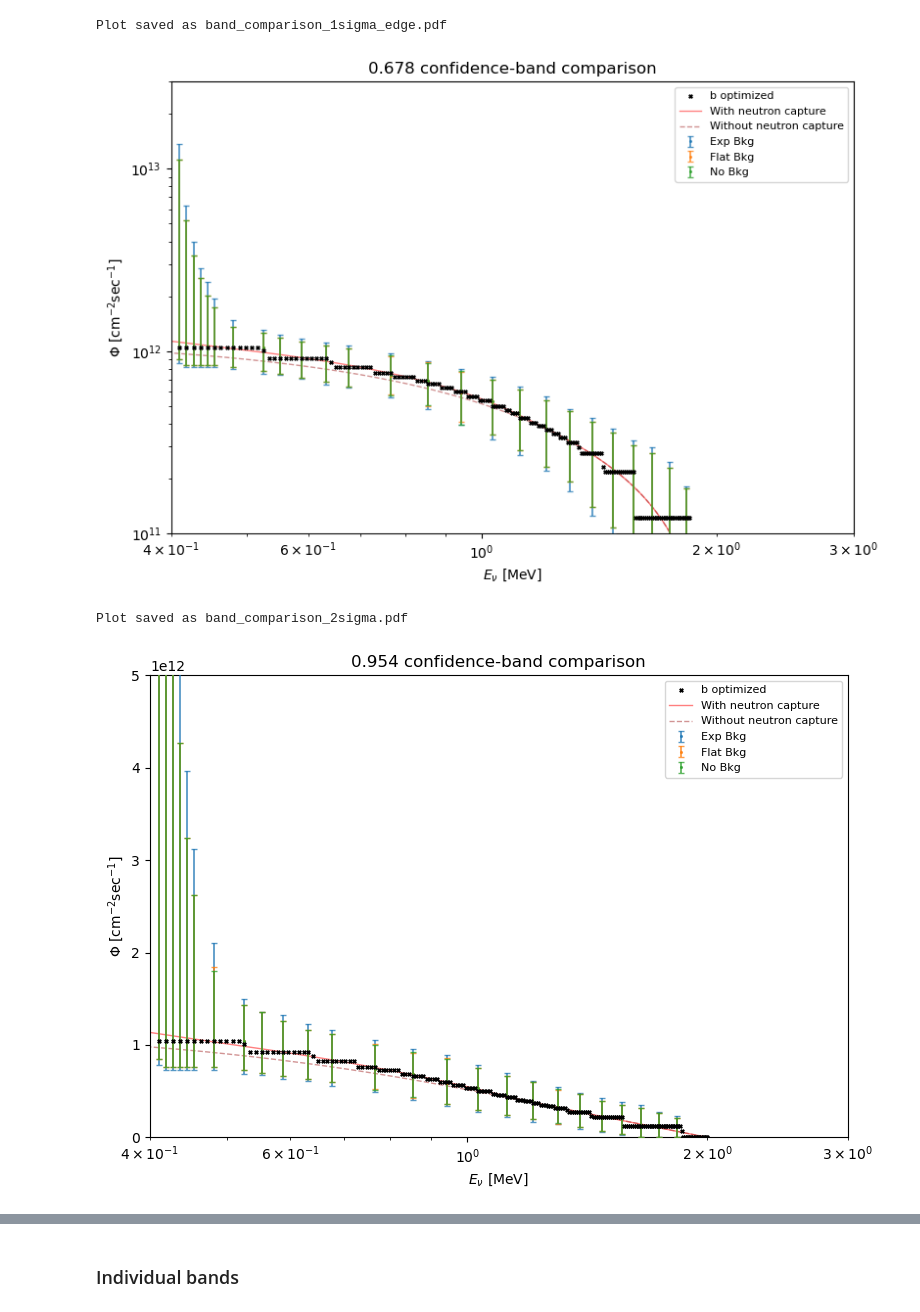
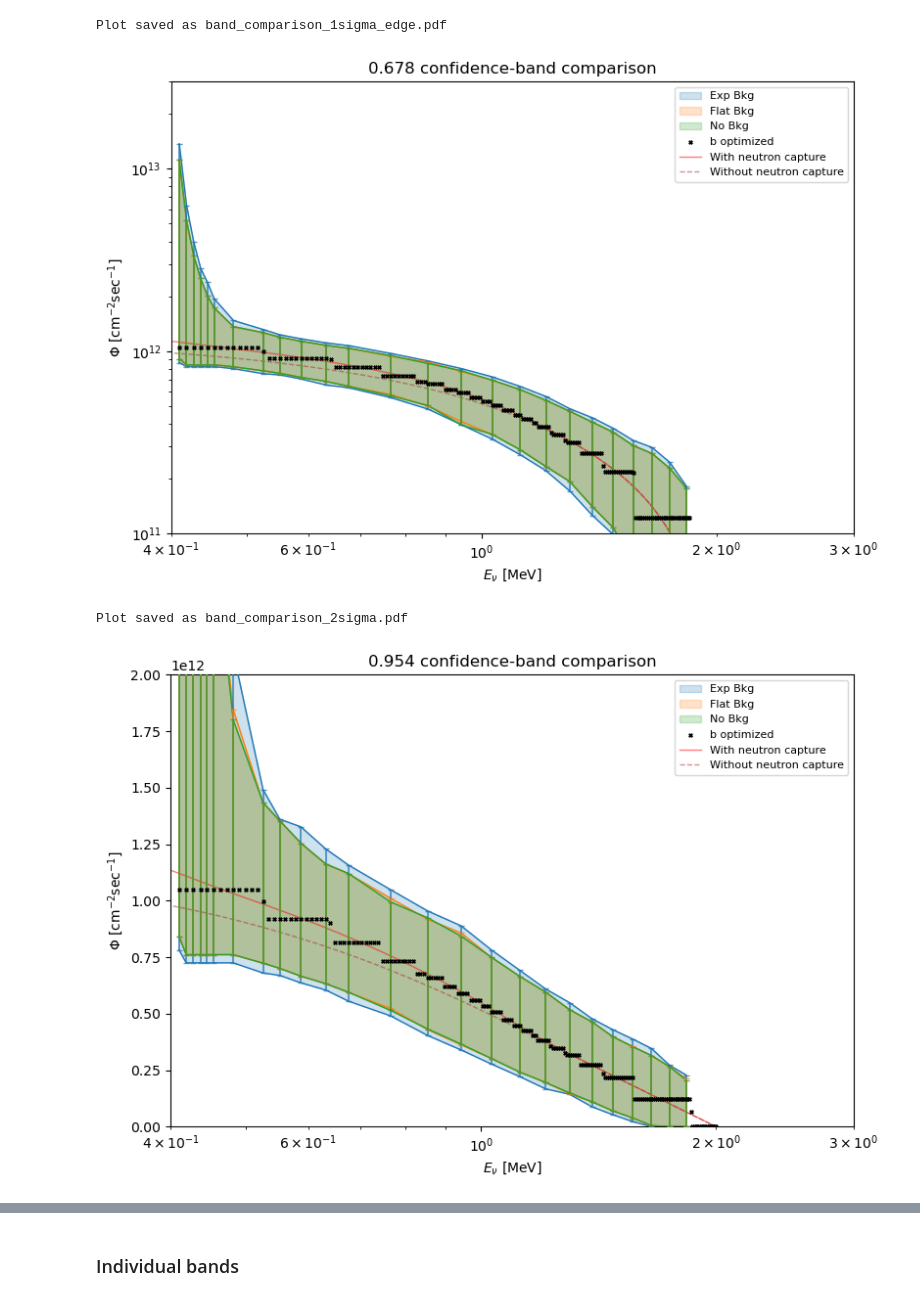
Before and after one commit to kyphys-creator/neutrinoAnalysis, a Jupyter notebook: 5eV/comparison_T3.ipynb, the cells around one changed output, grey strips where cells are left out. Saved outputs shown, nothing was run; the diff lists cells and outputs as text; code cells hidden in the pictures.

Commit message:
Regenerate plots/notebooks with filled-band style and fmt='none'
Co-Authored-By: Claude Opus 4.7 <noreply@anthropic.com>

```diff
--- a/5eV/comparison_T3.ipynb
+++ b/5eV/comparison_T3.ipynb
@@ -39,32 +40,34 @@ a_flat.plot_band_comparison(
     optimized={'b': a_b},   # Overlay each scenario's optimize result
     ylim=(1e11, 3e13), save=True,
     fname='band_comparison_1sigma_edge.pdf',
-    logy = True
+    logy = True,
+    style = 'both'
 )
 # %% [output]
 Plot saved as band_comparison_1sigma_edge.pdf
-[figure, old version]
+[figure, new version]
 # %%
 # Run optimize() on each scenario first
 a_flat = NeutrinoAnalysis(background_scenario='flat', intervals='180', GeV=0.32e16, solver='osqp')
 a_flat.optimize(a_flat.data_vector)
 a_a = NeutrinoAnalysis(background_scenario='a', intervals='180', GeV=0.36e16, solver='osqp')
 a_a.optimize(a_a.data_vector)
 a_b = NeutrinoAnalysis(background_scenario='b', intervals='180', GeV=0.6e16, solver='osqp')
 a_b.optimize(a_b.data_vector)
 
 a_flat.plot_band_comparison(
     {'Exp Bkg':    'T3/scenario_bkg_b/bands/band_*.json',
      'Flat Bkg': 'T3/scenario_bkg_flat/bands/band_*.json',
      'No Bkg': 'T3/scenario_bkg_a/bands/band_*.json',},
     level=0.954,
     optimized={'b': a_b},   # Overlay each scenario's optimize result
-    ylim=(0, 5e12), save=True,
+    ylim=(0, 2e12), save=True,
     fname='band_comparison_2sigma.pdf',
+    style = 'both'
 )
 # %% [output]
 Plot saved as band_comparison_2sigma.pdf
-[figure, old version]
+[figure, new version]
 # %%
 # Run optimize() on each scenario first
 a_flat = NeutrinoAnalysis(background_scenario='flat', intervals='180', GeV=0.32e16, solver='osqp')
```
Also changed, not shown: parts of 5 cells of this notebook, 6 other files.
